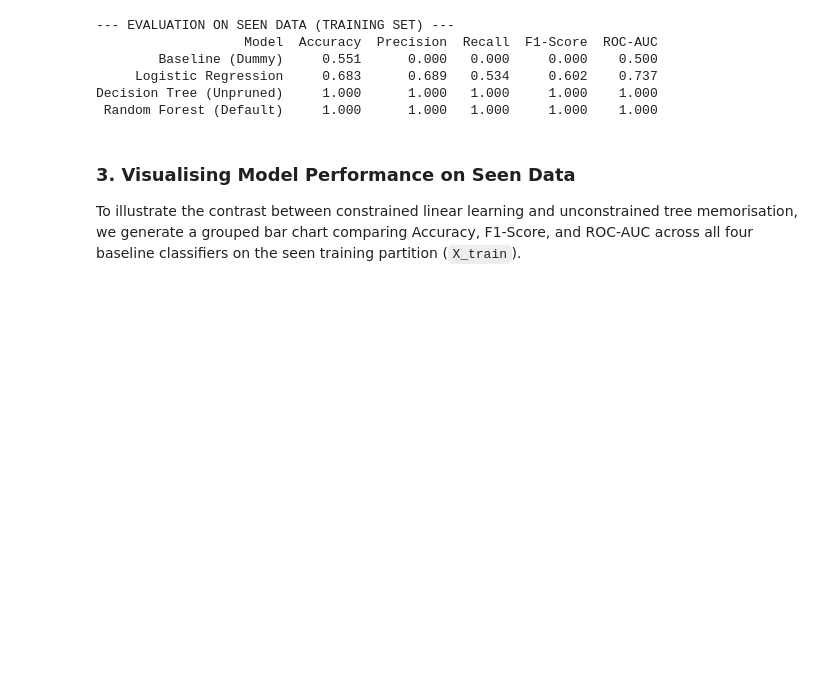
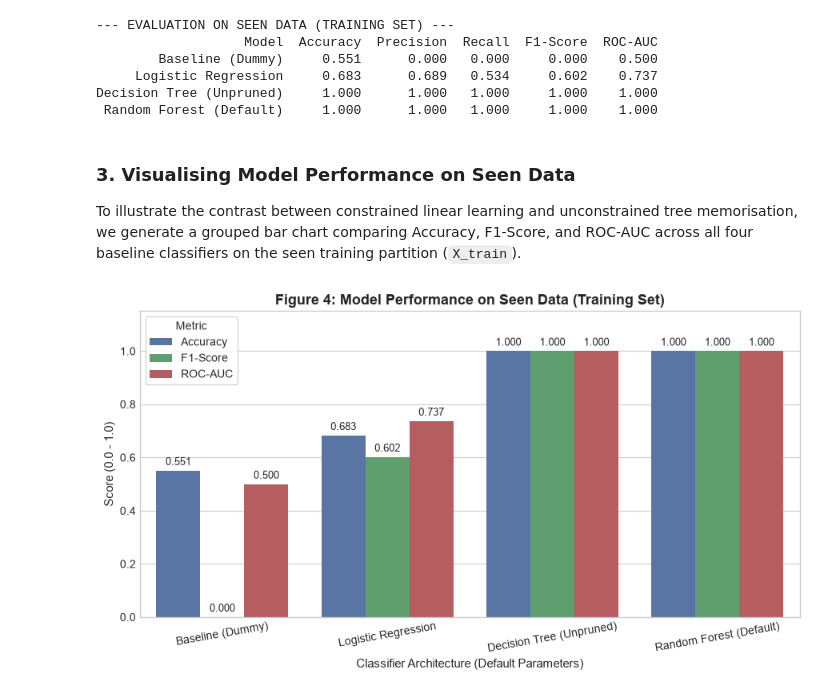
Before and after one commit to pablomartinnavarro/cmp6202-coursework, a Jupyter notebook: notebooks/02_modelling.ipynb, the cells around one changed output. Saved outputs shown, nothing was run; the diff lists cells and outputs as text; code cells hidden in the pictures; blank space fills up the shorter version.

Commit message:
feat: add 02_modelling notebook, fig4 and complete section 4 in report

```diff
--- a/notebooks/02_modelling.ipynb
+++ b/notebooks/02_modelling.ipynb
@@ -162,3 +162,45 @@ Decision Tree (Unpruned)     1.000      1.000   1.000     1.000    1.000
 # %% [markdown]
 ### 3. Visualising Model Performance on Seen Data
 To illustrate the contrast between constrained linear learning and unconstrained tree memorisation, we generate a grouped bar chart comparing Accuracy, F1-Score, and ROC-AUC across all four baseline classifiers on the seen training partition (`X_train`).
+# %%
+import matplotlib.pyplot as plt
+import seaborn as sns
+
+# Set visual style consistent with 01_eda.ipynb
+plt.style.use('seaborn-v0_8-whitegrid' if 'seaborn-v0_8-whitegrid' in plt.style.available else 'default')
+
+# Reshape training evaluation results for grouped bar plotting
+metrics_to_plot = ['Accuracy', 'F1-Score', 'ROC-AUC']
+df_plot = df_seen.melt(
+    id_vars='Model',
+    value_vars=metrics_to_plot,
+    var_name='Metric',
+    value_name='Score'
+)
+
+plt.figure(figsize=(9, 5))
+ax = sns.barplot(
+    data=df_plot,
+    x='Model',
+    y='Score',
+    hue='Metric',
+    palette=['#4C72B0', '#55A868', '#C44E52']
+)
+
+plt.title('Figure 4: Model Performance on Seen Data (Training Set)', fontsize=13, weight='bold')
+plt.xlabel('Classifier Architecture (Default Parameters)', fontsize=11)
+plt.ylabel('Score (0.0 - 1.0)', fontsize=11)
+plt.ylim(0, 1.15)
+plt.xticks(rotation=10)
+plt.legend(title='Metric', loc='upper left', frameon=True)
+
+# Annotate exact values on top of each bar
+for container in ax.containers:
+    ax.bar_label(container, fmt='%.3f', fontsize=9, padding=3)
+
+plt.tight_layout()
+os.makedirs('../report/figures', exist_ok=True)
+plt.savefig('../report/figures/fig4_seen_data_comparison.png', dpi=300)
+plt.show()
+# %% [output]
+[figure, added]
```
Also changed, not shown: parts of 3 cells of this notebook, 1 other file.
